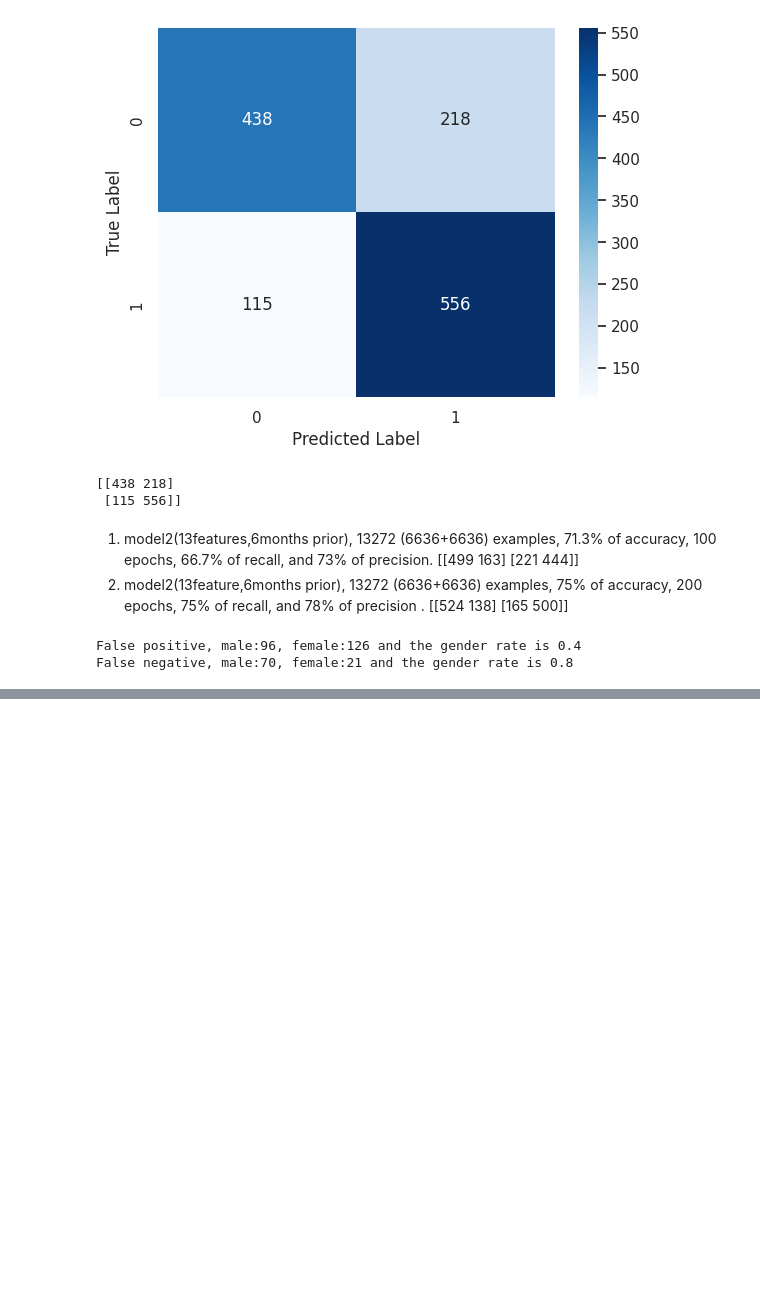
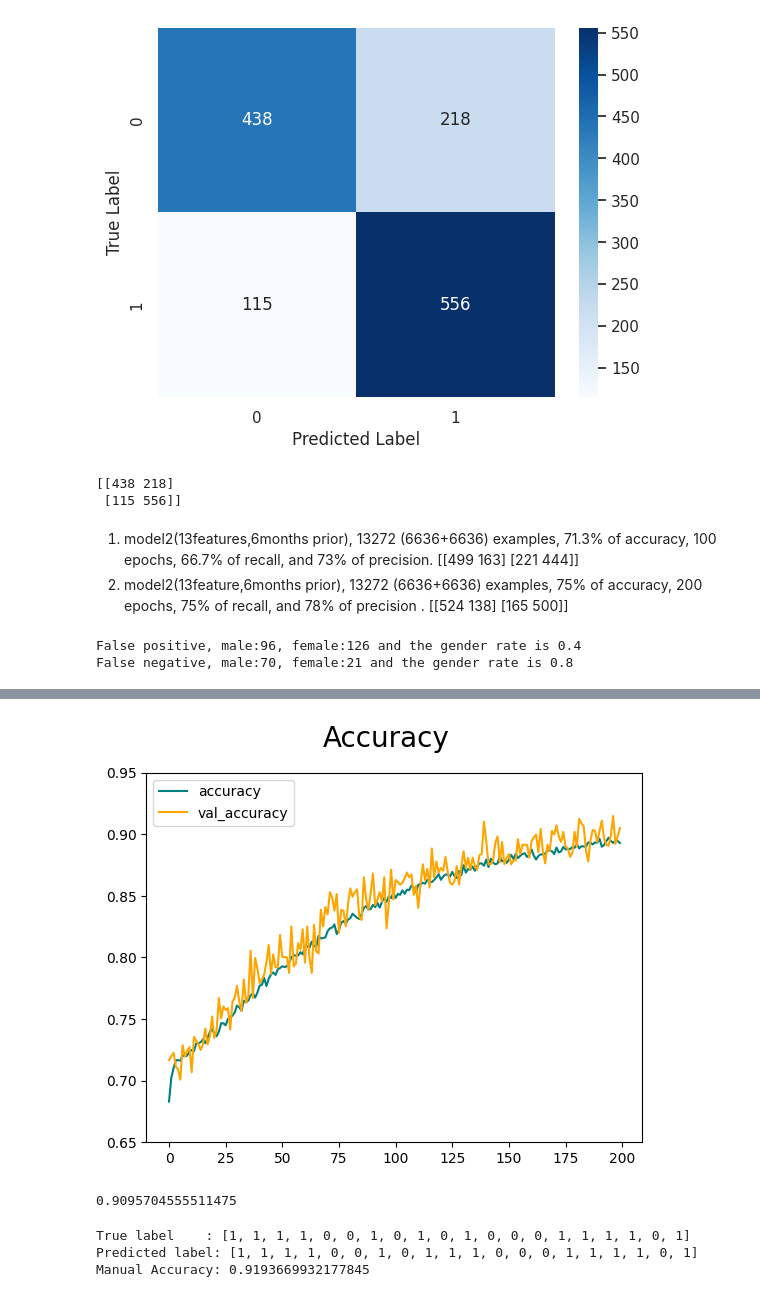
Before and after one commit to RyanChen12035/W207_Project1_Inonu_Myers_Chen, a Jupyter notebook: W207project1_DataPreparation_Training_Eva.ipynb, the cells around one changed output, grey strips where cells are left out. Saved outputs shown, nothing was run; the diff lists cells and outputs as text; code cells hidden in the pictures; blank space fills up the shorter version.

```diff
--- a/W207project1_DataPreparation_Training_Eva.ipynb
+++ b/W207project1_DataPreparation_Training_Eva.ipynb
@@ -727,0 +663,7 @@ A little bit assertive and unfair? We simply predict whether default by mostly c
+# %%
+model_3 = Sequential()
+# %%
+it = train_dataset_r.as_numpy_iterator()
+print(it.next()[0].shape, it.next()[1].shape) #return a batch (X,y)
+input_shape = it.next()[0].shape
+input_shape[1]
@@ -727,0 +673,15 @@ A little bit assertive and unfair? We simply predict whether default by mostly c
+# %%
+# a binary classification, taking signoid as the output activation function
+# Don't need an input layer since it's sequential
+
+model_3.add(Dense(256, input_shape=(input_shape[1],), activation='relu'))
+model_3.add(Dense(64, activation='relu'))
+model_3.add(Dense(16, activation='relu'))
+model_3.add(Dense(32, activation='relu'))
+model_3.add(Dense(64, activation='relu'))
+model_3.add(Dense(2, activation='softmax'))
+
+#optimizer = Adam(learning_rate=0.00001)
+model_3.compile(optimizer= tf.keras.optimizers.Adam(0.0001), loss='sparse_categorical_crossentropy', metrics=['accuracy'])
+# %%
+hist = model_3.fit(train_dataset_r, epochs=200, validation_data=val_dataset_r)
@@ -727,0 +706,37 @@ A little bit assertive and unfair? We simply predict whether default by mostly c
+# %%
+fig = plt.figure()
+plt.plot(hist.history['accuracy'], color='teal', label='accuracy')
+plt.plot(hist.history['val_accuracy'], color='orange', label='val_accuracy')
+fig.suptitle('Accuracy', fontsize=20)
+plt.legend(loc="upper left")
+plt.ylim(0.65, 0.95)
+plt.show()
+# %% [output]
+[figure, added]
+# %%
+test_accuracy = model_3.evaluate(test_dataset_r,verbose=0,return_dict=True)['accuracy']
+test_accuracy
+# %% [output]
+0.9095704555511475
+# %%
+y_test_true = []
+y_test_predicted = []
+x_features = []
+
+
+for test_features, y_test in test_dataset_r:
+  x_features.extend(test_features.numpy())
+  predictions = model_3.predict(test_features, verbose=0)
+  y_test_predicted.extend(np.argmax(predictions, axis=1).tolist())
+  y_test_true.extend(y_test.numpy())
+print(f"True label    : {y_test_true[0:20]}")
+print(f"Predicted label: {y_test_predicted[0:20]}")
+
+correct_predictions = sum(np.array(y_test_predicted) == np.array(y_test_true))
+total_samples = len(y_test_true)
+accuracy = correct_predictions / total_samples
+print("Manual Accuracy:", accuracy)
+# %% [output]
+True label    : [1, 1, 1, 1, 0, 0, 1, 0, 1, 0, 1, 0, 0, 0, 1, 1, 1, 1, 0, 1]
+Predicted label: [1, 1, 1, 1, 0, 0, 1, 0, 1, 1, 1, 0, 0, 0, 1, 1, 1, 1, 0, 1]
+Manual Accuracy: 0.9193669932177845
```
Also changed, not shown: parts of 20 cells of this notebook.
